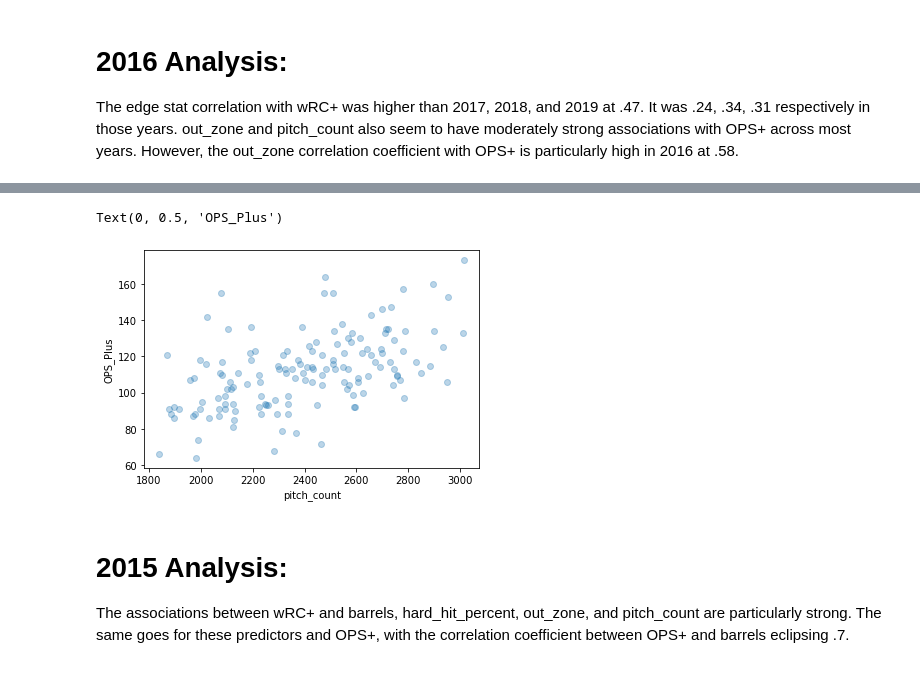
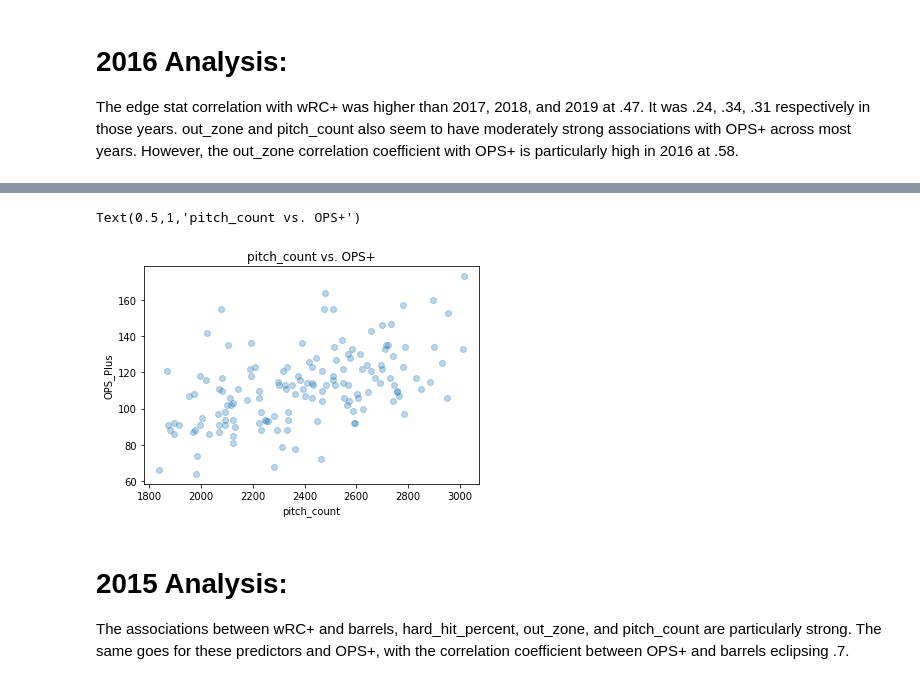
Before and after one commit to GeoffreyBrann/info2950, a Jupyter notebook: Phase_2_final.ipynb, the cells around one changed output, grey strips where cells are left out. Saved outputs shown, nothing was run; the diff lists cells and outputs as text; code cells hidden in the pictures.

```diff
--- a/Phase_2_final.ipynb
+++ b/Phase_2_final.ipynb
@@ -629,10 +631,11 @@ Text(0, 0.5, 'OPS_Plus')
 # %%
 plt.scatter(data_2016['pitch_count'], data_2016['OPS_Plus'],alpha=0.3)
 plt.xlabel('pitch_count')
 plt.ylabel('OPS_Plus')
+plt.title('pitch_count vs. OPS+')
 # %% [output]
-Text(0, 0.5, 'OPS_Plus')
+Text(0.5,1,'pitch_count vs. OPS+')
-[figure, old version]
+[figure, new version]
 # %% [markdown]
 # 2015 Analysis:
 The associations between wRC+ and barrels, hard_hit_percent, out_zone, and pitch_count are particularly strong. The same goes for these predictors and OPS+, with the correlation coefficient between OPS+ and barrels eclipsing .7.
```
Also changed, not shown: parts of 12 cells of this notebook.
